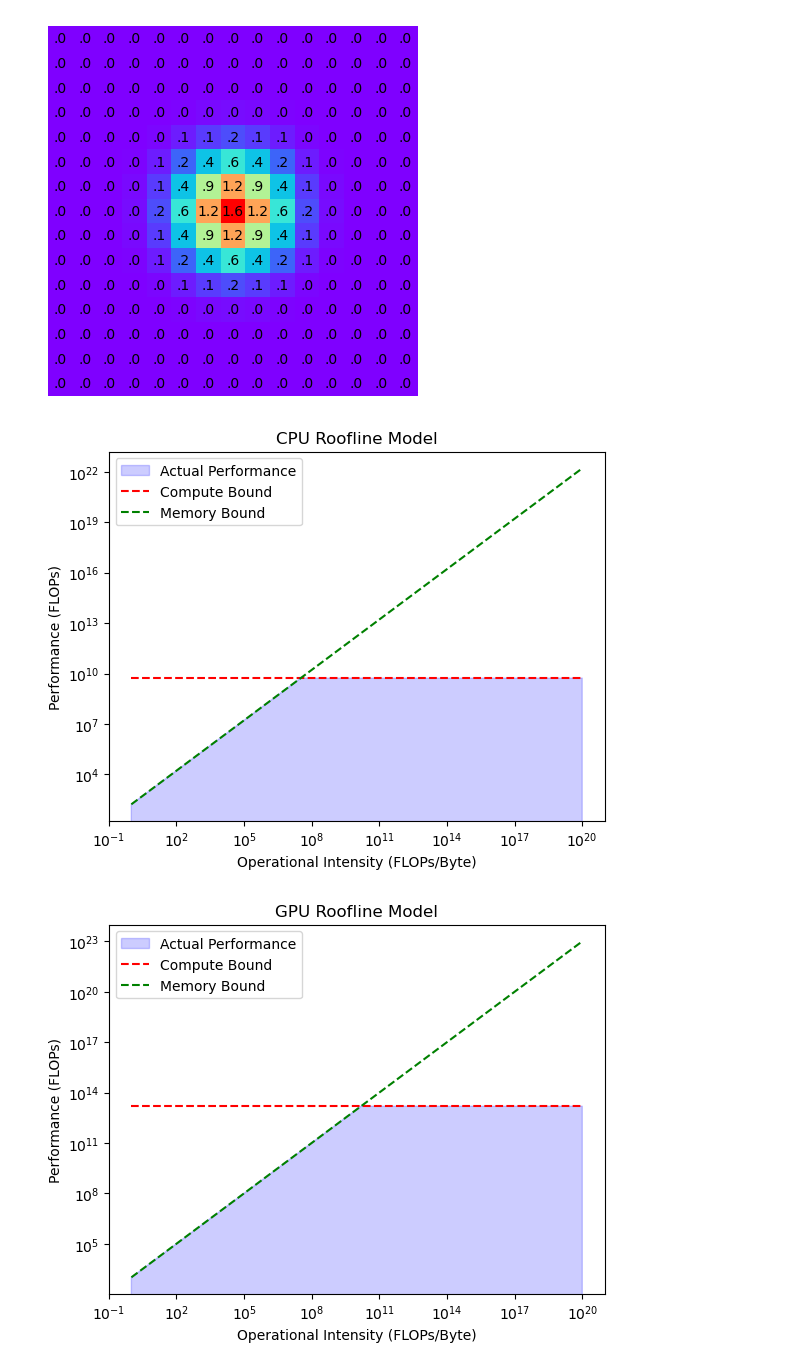
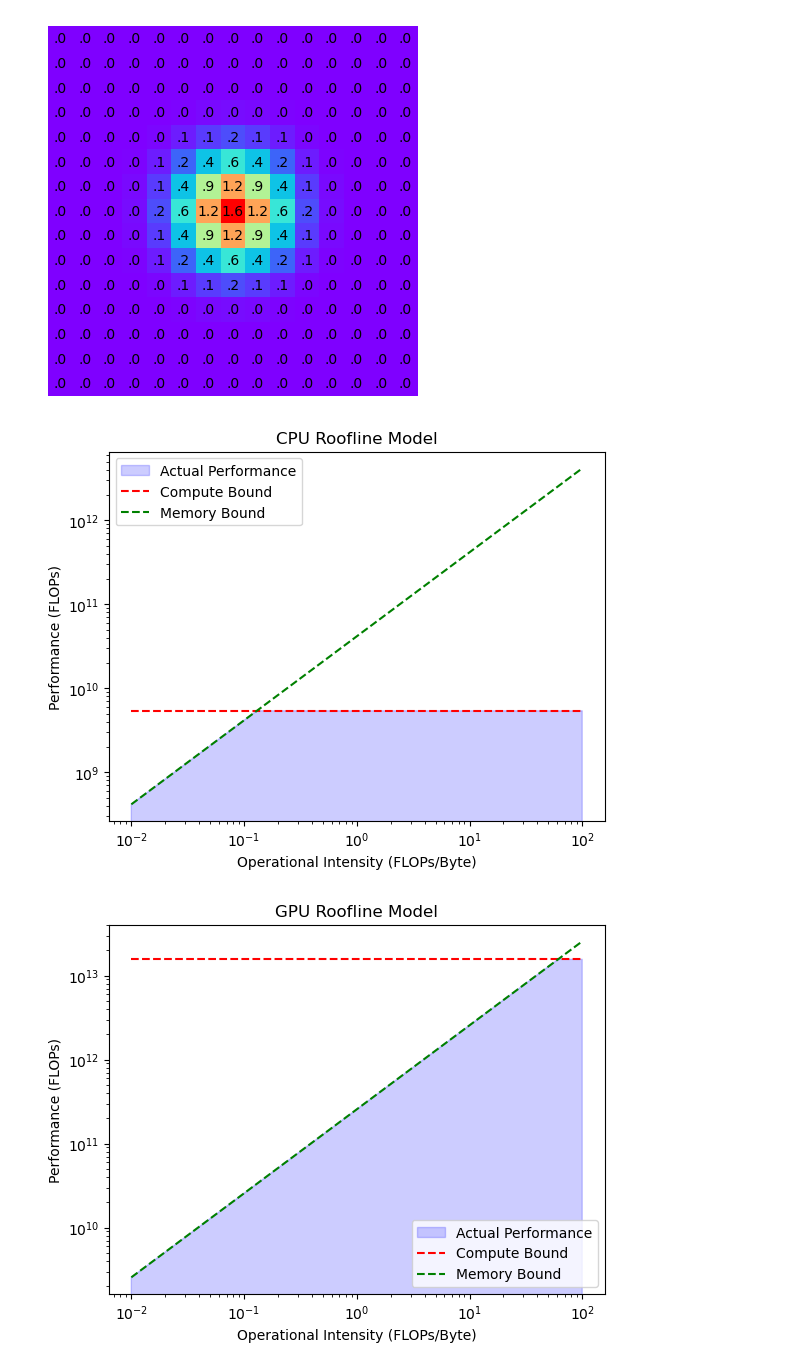
Before and after one commit to 9r0x/cuda-shift, a Jupyter notebook: python/analysis.ipynb, the cells around one changed output. Drawn from its saved outputs; the diff is of its cells as text; code cells hidden in the pictures.

```diff
--- a/python/analysis.ipynb
+++ b/python/analysis.ipynb
@@ -100,31 +100,31 @@ plt.savefig("../figures/Gaussian_2D_2D.png", dpi=500, bbox_inches='tight', trans
 # %%
 def plot_roofline(peak_flops, memory_bandwidth, title):
     memory_bandwidth_flops = memory_bandwidth * 4
-    x = np.logspace(0, 20, 1000)
+    x = np.logspace(-2, 2, 1000)
     compute_bound = np.full_like(x, peak_flops)
     memory_bound = x * memory_bandwidth_flops
     actual_performance = np.minimum(compute_bound, memory_bound)
 
     plt.figure()
     plt.fill_between(x, actual_performance, color="b", alpha=0.2, label="Actual Performance")
     plt.loglog(x, compute_bound, '--', label="Compute Bound", color="r")
     plt.loglog(x, memory_bound, '--', label="Memory Bound", color="g")
 
     plt.xlabel("Operational Intensity (FLOPs/Byte)")
     plt.ylabel("Performance (FLOPs)")
     plt.title(title)
     plt.legend()
     plt.savefig(f"../figures/{title}.png", dpi=500, bbox_inches='tight', transparent=True)
 
 # https://ark.intel.com/content/www/us/en/ark/products/232135/intel-core-i913900h-processor-24m-cache-up-to-5-40-ghz.html
 # https://www.techpowerup.com/gpu-specs/geforce-rtx-4070.c3924
 cpu_peak_flops = 5.4e9  # 5.4Gflop/s
-cpu_memory_bandwidth = 41.6 # 41.6 GB/s
+cpu_memory_bandwidth = 41.6e9 # 41.6 GB/s
 plot_roofline(cpu_peak_flops, cpu_memory_bandwidth, "CPU Roofline Model")
 
 gpu_peak_flops = 15.62e12  # 15.62 Tflop/s
-gpu_memory_bandwidth = 256 # 256 GB/s
+gpu_memory_bandwidth = 256e9 # 256 GB/s
 plot_roofline(gpu_peak_flops, gpu_memory_bandwidth, "GPU Roofline Model")
 # %% [output]
-[figure, old version]
+[figure, new version]
-[figure, old version]
+[figure, new version]
```
Also changed, not shown: 2 other files.
